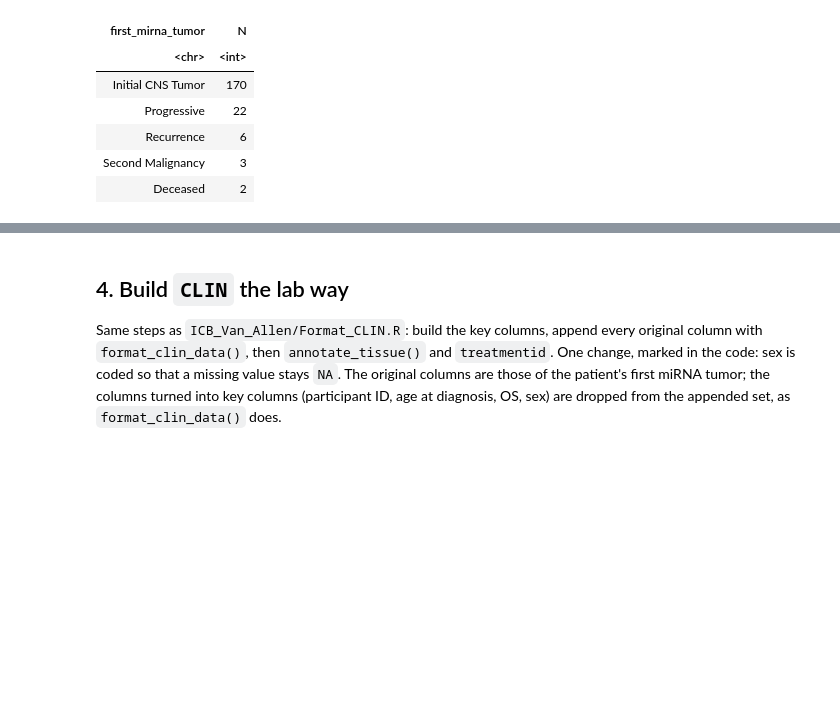
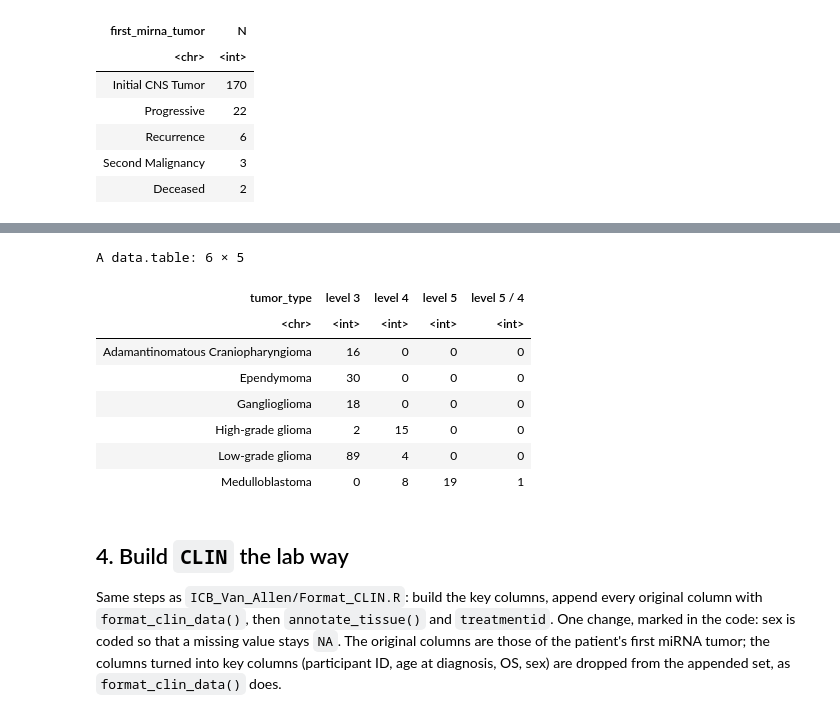
Before and after one commit to wanglab-cns/bidirectional-promoters, a Jupyter notebook: workflow/notebooks/02_clinical.ipynb, the cells around one changed output, grey strips where cells are left out. Drawn from its saved outputs; the diff is of its cells as text; code cells hidden in the pictures; blank space fills up the shorter version.

```diff
--- a/workflow/notebooks/02_clinical.ipynb
+++ b/workflow/notebooks/02_clinical.ipynb
@@ -179,3 +217,16 @@ A data.table: 8 × 6
+# %%
+# Patients per ONCOTREE level reached, by tumor type
+dcast(pt[tumor_type %in% SIX_TYPES], tumor_type ~ paste("level", oncotree_level), fun.aggregate = length)
+# %% [output]
+A data.table: 6 × 5
+| tumor_type | level 3 | level 4 | level 5 | level 5 / 4 |
+| <chr> | <int> | <int> | <int> | <int> |
+| Adamantinomatous Craniopharyngioma | 16 | 0 | 0 | 0 |
+| Ependymoma | 30 | 0 | 0 | 0 |
+| Ganglioglioma | 18 | 0 | 0 | 0 |
+| High-grade glioma | 2 | 15 | 0 | 0 |
+| Low-grade glioma | 89 | 4 | 0 | 0 |
+| Medulloblastoma | 0 | 8 | 19 | 1 |
 # %% [markdown]
 ## 4. Build `CLIN` the lab way
 
```
Also changed, not shown: parts of 7 cells of this notebook, 3 other files.
